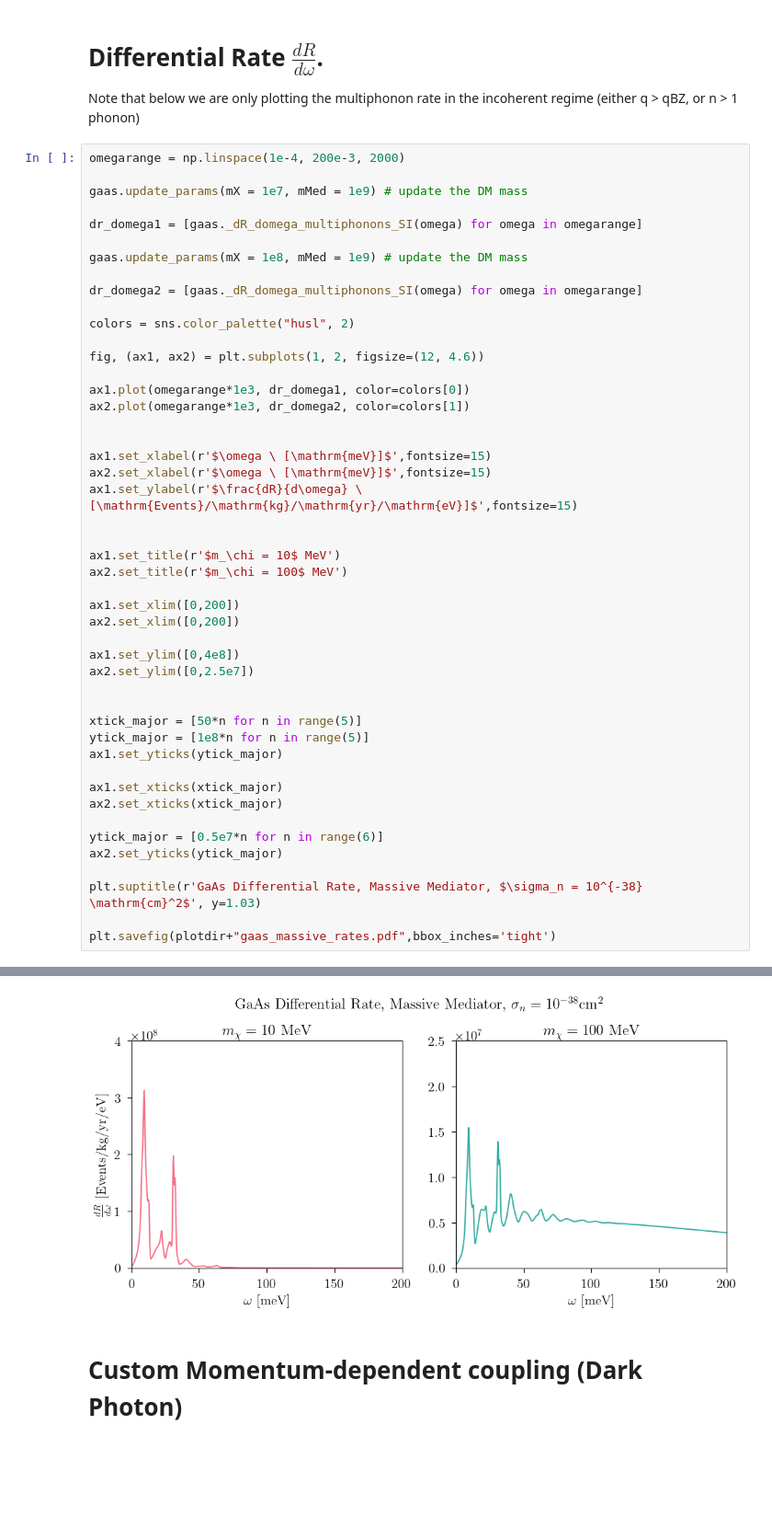
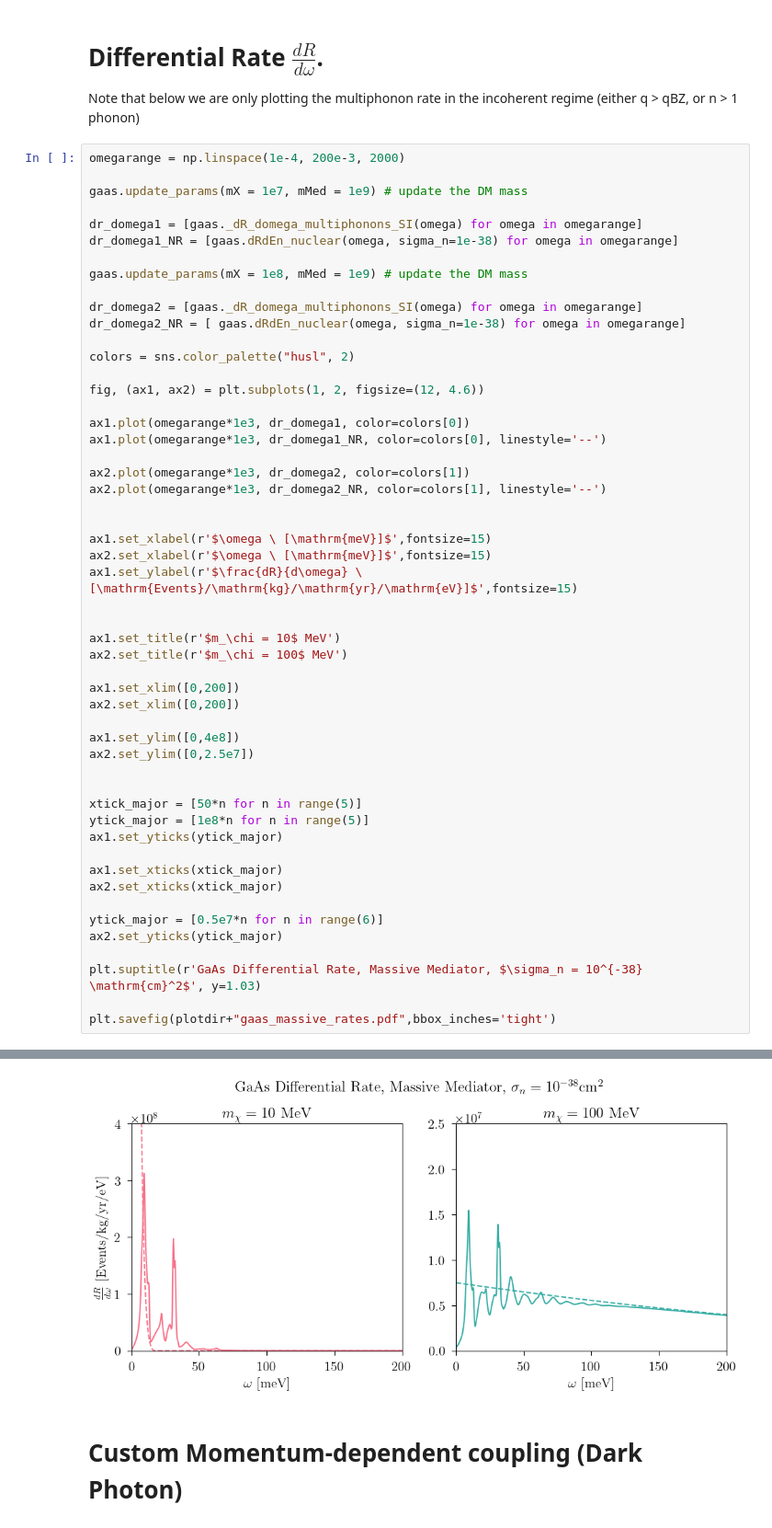
Before and after one commit to tongylin/DarkELF, a Jupyter notebook: examples/darkelf_multiphonons_spin_independent.ipynb, the cells around one changed output, grey strips where cells are left out. Shown at 92% size. Saved outputs shown, nothing was run; the diff lists cells and outputs as text; blank space fills up the shorter version.

Commit message:
correct dRdEn_nuclear function

```diff
--- a/examples/darkelf_multiphonons_spin_independent.ipynb
+++ b/examples/darkelf_multiphonons_spin_independent.ipynb
@@ -237,17 +237,22 @@ omegarange = np.linspace(1e-4, 200e-3, 2000)
 gaas.update_params(mX = 1e7, mMed = 1e9) # update the DM mass
 
 dr_domega1 = [gaas._dR_domega_multiphonons_SI(omega) for omega in omegarange]
+dr_domega1_NR = [gaas.dRdEn_nuclear(omega, sigma_n=1e-38) for omega in omegarange]
 
 gaas.update_params(mX = 1e8, mMed = 1e9) # update the DM mass
 
 dr_domega2 = [gaas._dR_domega_multiphonons_SI(omega) for omega in omegarange]
+dr_domega2_NR = [ gaas.dRdEn_nuclear(omega, sigma_n=1e-38) for omega in omegarange]
 
 colors = sns.color_palette("husl", 2)
 
 fig, (ax1, ax2) = plt.subplots(1, 2, figsize=(12, 4.6))
 
 ax1.plot(omegarange*1e3, dr_domega1, color=colors[0])
+ax1.plot(omegarange*1e3, dr_domega1_NR, color=colors[0], linestyle='--')
+
 ax2.plot(omegarange*1e3, dr_domega2, color=colors[1])
+ax2.plot(omegarange*1e3, dr_domega2_NR, color=colors[1], linestyle='--')
 
 
 ax1.set_xlabel(r'$\omega \ [\mathrm{meV}]$',fontsize=15)
@@ -283,4 +287,4 @@ Text(0.5, 1.03, 'GaAs Differential Rate, Massive Mediator, $\\sigma_n = 10^{-38}
-[figure, old version]
+[figure, new version]
 # %% [markdown]
 # Custom Momentum-dependent coupling (Dark Photon)
 # %% [markdown]
```
Also changed, not shown: parts of 1 cell of this notebook, 2 other files.
